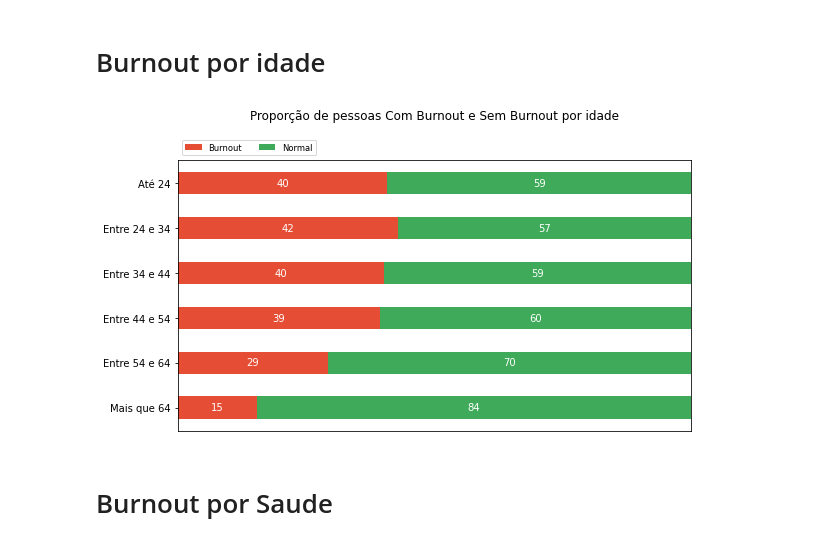
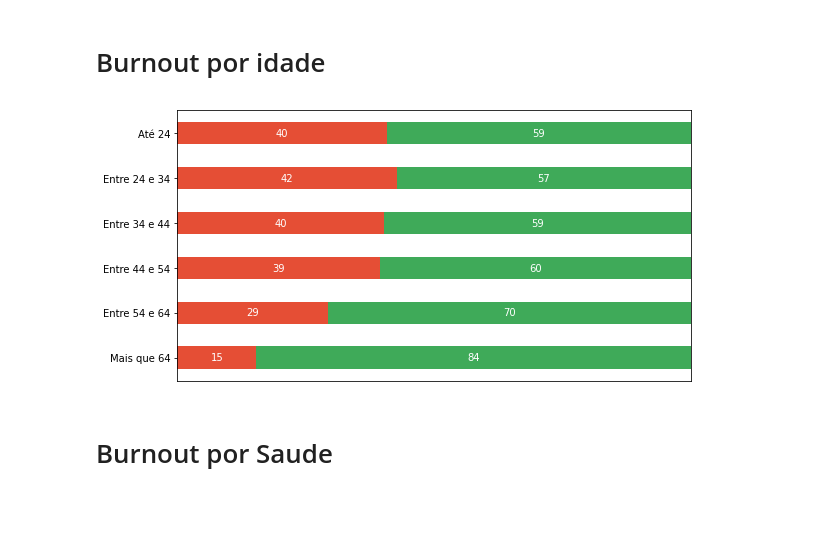
Before and after one commit to ralphrass/burnout, a Jupyter notebook: BurnoutPosAnalysis.ipynb, the cells around one changed output. Drawn from its saved outputs; the diff is of its cells as text; code cells hidden in the pictures; blank space fills up the shorter version.

Commit message:
Fix image generation

```diff
--- a/BurnoutPosAnalysis.ipynb
+++ b/BurnoutPosAnalysis.ipynb
@@ -30,7 +30,7 @@ def calc_cats(x, dfg, dfg2):
 
     return [dfg.values[x][0] / (dfg.values[x][0] + dfg2.values[x][0]) * 100, dfg2.values[x][0] / (dfg.values[x][0] + dfg2.values[x][0]) * 100]
 
-category_names = ['Burnout', 'Normal']
+category_names = ['Burnout', 'Standard']
 results = {
     'Até 24': calc_cats(0, dfg, dfg2),
     'Entre 24 e 34': calc_cats(1, dfg, dfg2),
@@ -46,37 +46,38 @@ def survey(results, category_names):
     labels = list(results.keys())
     data = np.array(list(results.values()))
     data_cum = data.cumsum(axis=1)
     category_colors = plt.get_cmap('RdYlGn')(
         np.linspace(0.15, 0.85, data.shape[1]))
 
     fig, ax = plt.subplots(figsize=(9.2, 5))
     ax.invert_yaxis()
     ax.xaxis.set_visible(False)
     ax.set_xlim(0, np.sum(data, axis=1).max())
 
     for i, (colname, color) in enumerate(zip(category_names, category_colors)):
         widths = data[:, i]
         starts = data_cum[:, i] - widths
         ax.barh(labels, widths, left=starts, height=0.5,
                 label=colname, color=color)
         xcenters = starts + widths / 2
 
         r, g, b, _ = color
         text_color = 'white' if r * g * b < 0.5 else 'darkgrey'
         for y, (x, c) in enumerate(zip(xcenters, widths)):
             ax.text(x, y, str(int(c)), ha='center', va='center',
                     color=text_color)
-    ax.legend(ncol=len(category_names), bbox_to_anchor=(0, 1),
-              loc='lower left', fontsize='small')
+    # ax.legend(ncol=len(category_names), bbox_to_anchor=(0, 1),
+    #           loc='lower left', fontsize='small')
 
     return fig, ax
 
 
 survey(results, category_names)
-plt.title('Proporção de pessoas Com Burnout e Sem Burnout por idade', pad=40)
+# plt.title('Proporção de pessoas Com Burnout e Sem Burnout por idade', pad=40)
+# plt.savefig('fig10_burnout_health.tiff', dpi=300)
 plt.show()
 # %% [output]
-[figure, old version]
+[figure, new version]
 # %%
 # survey(results, category_names)
 # plt.title('Proporção de pessoas Com Burnout e Sem Burnout por idade', pad=40)
```
Also changed, not shown: parts of 9 cells of this notebook, 3 other files.
